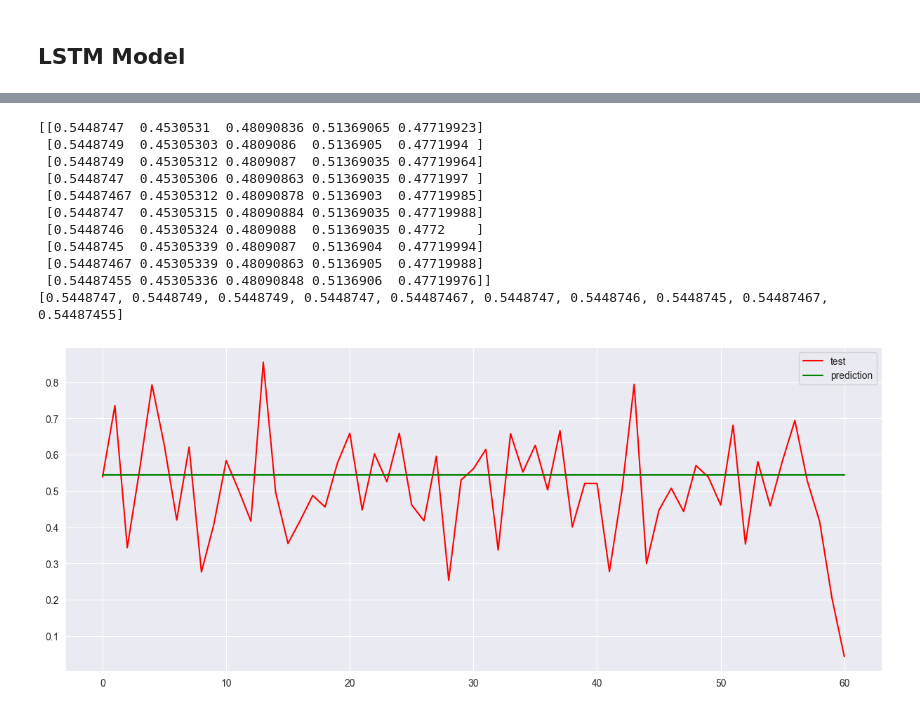
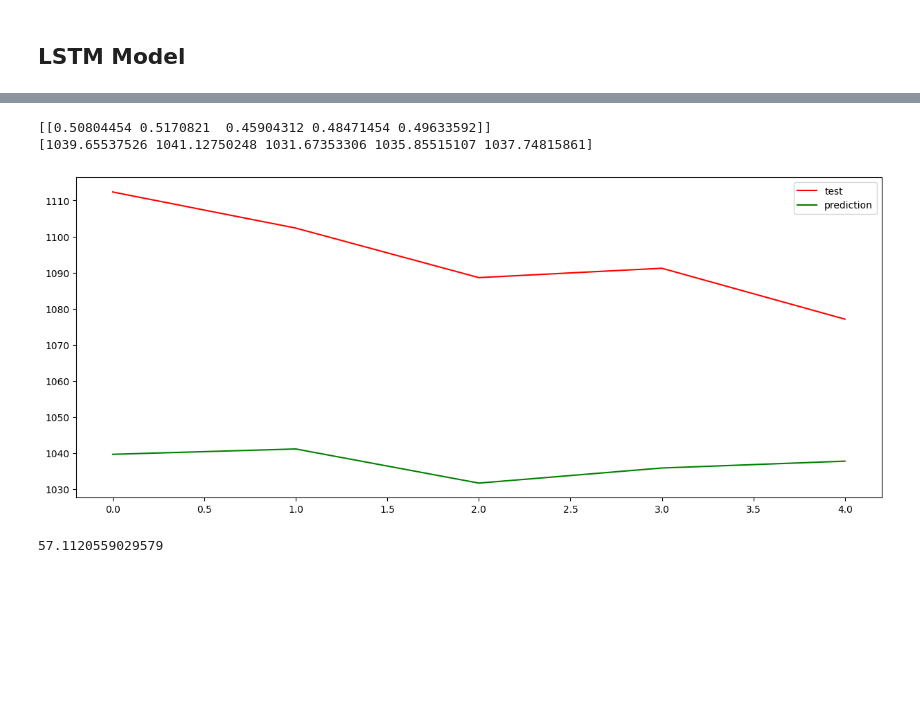
Before and after one commit to corfesh/LSEG-Quant-Challenge, a Jupyter notebook: LSTM.ipynb, the cells around one changed output, grey strips where cells are left out. Drawn from its saved outputs; the diff is of its cells as text; code cells hidden in the pictures; blank space fills up the shorter version.

Commit message:
feat: calculated close rmse for 5 day prediction

```diff
--- a/LSTM.ipynb
+++ b/LSTM.ipynb
@@ -76,14 +80,12 @@ for j in range(len(data_set_scaled[0])):
 
 Y = []
 for i in range(lookback, data_set_scaled.shape[0] - 4):
-    Y.append(data_set_scaled[i:i+5, -1])
-
-print(Y)
+    Y.append(data_set_scaled[i:i+5, -3])
 
 X = np.moveaxis(X, 0, 2)
 # Y = np.array(data_set_scaled[lookback:, -1])
 Y = np.array(Y)
 Y = np.reshape(Y, (len(Y), 5))
 
-print(X[:5])
-print(Y[:1])
+# print(X[:5])
+# print(Y[:1])
@@ -155,5 +146,6 @@ output = Activation(keras.activations.linear, name='output')(inputs)
 model = Model(inputs=lstm_input, outputs=output)
 adam = optimizers.Adam()
 model.compile(optimizer=adam, loss='mse')
-model.fit(x=X_train, y=Y_train, batch_size=15, epochs=10, shuffle=True, validation_split=0.1)
+model.fit(x=X_train, y=Y_train, batch_size=15, epochs=20, shuffle=True, validation_split=0.1)
+# model.fit(x=X, y=Y, batch_size=15, epochs=20, shuffle=True, validation_split=0.1)
 # %% [output]
@@ -181,7 +184,8 @@ Epoch 10/10
 # %%
 from sklearn.metrics import root_mean_squared_error
+
 test = np.array([X[-1]])
-prediction = model.predict(X_test)
-rmse = root_mean_squared_error(Y_test, prediction)
-print(rmse)
+prediction = model.predict(test)
+
+print(prediction)
 # %% [output]
@@ -190,29 +194,29 @@ print(rmse)
 # %%
-test_set = [it[0] for it in Y_test]
-prediction_set = [it[0] for it in prediction]
+# prediction = [[0.98643256, 1., 0.98103014, 0.90066916, 0.82804346]]
+scaled_prediction = scaler.inverse_transform([[prediction[0][0], 0, 0, 0],
+                          [prediction[0][1], 0, 0, 0],
+                          [prediction[0][2], 0, 0, 0],
+                          [prediction[0][3], 0, 0, 0],
+                          [prediction[0][4], 0, 0, 0]])
 
-print(prediction[:10])
-print(prediction_set[:10])
+prediction_set = scaled_prediction[:, 0]
+
+print(prediction)
+print(prediction_set)
 # %% [output]
-[[0.5448747  0.4530531  0.48090836 0.51369065 0.47719923]
- [0.5448749  0.45305303 0.4809086  0.5136905  0.4771994 ]
- [0.5448749  0.45305312 0.4809087  0.51369035 0.47719964]
- [0.5448747  0.45305306 0.48090863 0.51369035 0.4771997 ]
- [0.54487467 0.45305312 0.48090878 0.5136903  0.47719985]
- [0.5448747  0.45305315 0.48090884 0.51369035 0.47719988]
- [0.5448746  0.45305324 0.4809088  0.51369035 0.4772    ]
- [0.5448745  0.45305339 0.4809087  0.5136904  0.47719994]
- [0.54487467 0.45305339 0.48090863 0.5136905  0.47719988]
- [0.54487455 0.45305336 0.48090848 0.5136906  0.47719976]]
-[0.5448747, 0.5448749, 0.5448749, 0.5448747, 0.54487467, 0.5448747, 0.5448746, 0.5448745, 0.54487467, 0.54487455]
+[[0.50804454 0.5170821  0.45904312 0.48471454 0.49633592]]
+[1039.65537526 1041.12750248 1031.67353306 1035.85515107 1037.74815861]
 # %%
 plt.figure(figsize=(15,6))
-# plt.plot(X[-1][:5, -1], color='red', label='test')
+test_set = [1112.34, 1102.34, 1088.62, 1091.21, 1077.11]
 
 index = -1
 plt.plot(test_set, color='red', label='test')
 plt.plot(prediction_set, color='green', label='prediction')
 plt.legend()
 plt.show()
+
+print(root_mean_squared_error([prediction_set], [test_set]))
 # %% [output]
-[figure, old version]
+[figure, new version]
+57.1120559029579
```
Also changed, not shown: parts of 12 cells of this notebook.
